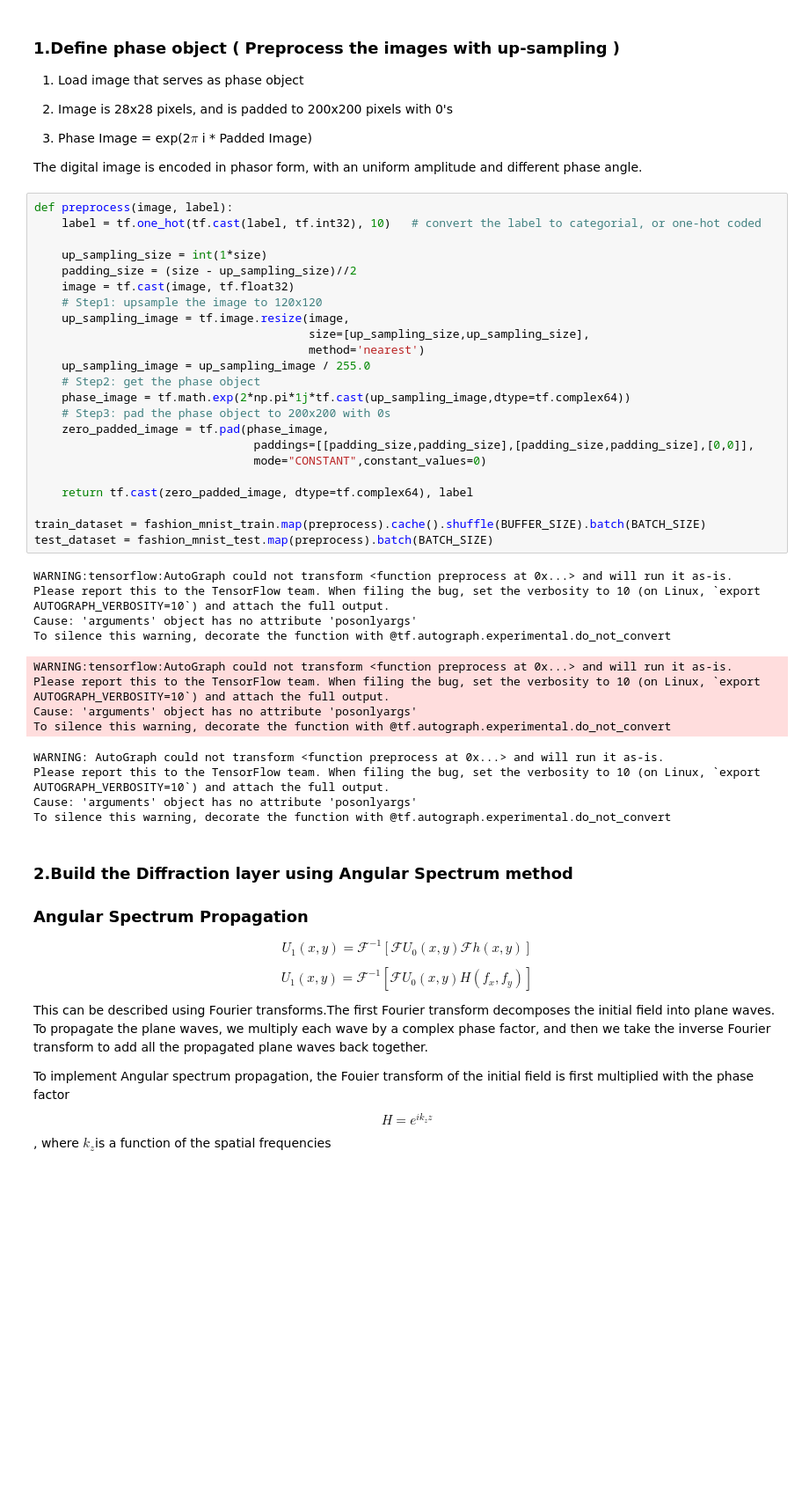
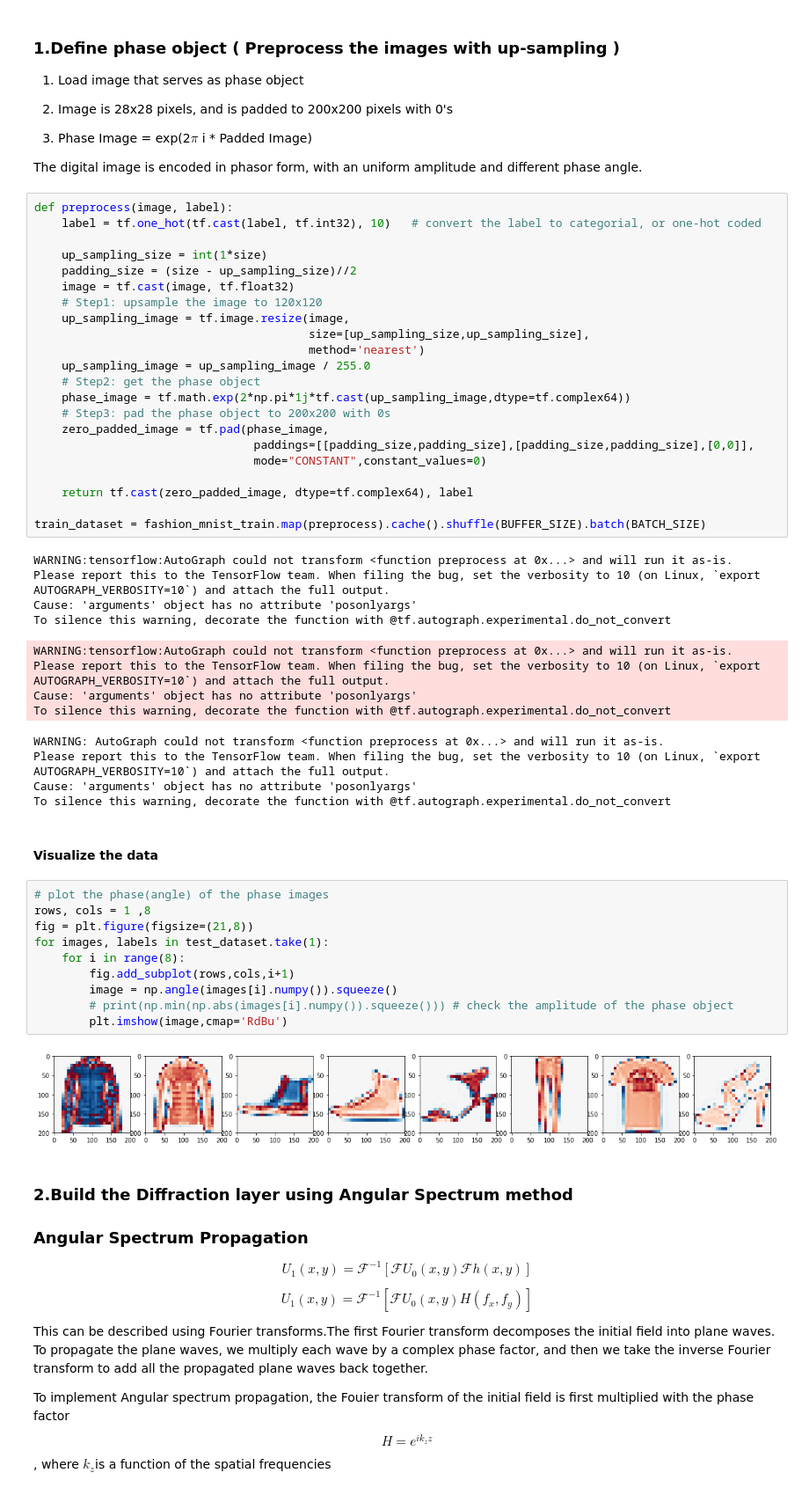
Before and after one commit to tutuna/Diffractive-Deep-Neural-Networks, a Jupyter notebook: D2NN_phase_only.ipynb, the cells around one changed output. Shown at 88% size. Cells and saved outputs as stored; diff of their text form; blank space fills up the shorter version.

```diff
--- a/D2NN_phase_only.ipynb
+++ b/D2NN_phase_only.ipynb
@@ -80,7 +75,6 @@ def preprocess(image, label):
     return tf.cast(zero_padded_image, dtype=tf.complex64), label
 
 train_dataset = fashion_mnist_train.map(preprocess).cache().shuffle(BUFFER_SIZE).batch(BATCH_SIZE)
-test_dataset = fashion_mnist_test.map(preprocess).batch(BATCH_SIZE)
 # %% [output]
 WARNING:tensorflow:AutoGraph could not transform <function preprocess at 0x...> and will run it as-is.
 Please report this to the TensorFlow team. When filing the bug, set the verbosity to 10 (on Linux, `export AUTOGRAPH_VERBOSITY=10`) and attach the full output.
@@ -94,6 +88,20 @@ WARNING: AutoGraph could not transform <function preprocess at 0x...> and will r
 Please report this to the TensorFlow team. When filing the bug, set the verbosity to 10 (on Linux, `export AUTOGRAPH_VERBOSITY=10`) and attach the full output.
 Cause: 'arguments' object has no attribute 'posonlyargs'
 To silence this warning, decorate the function with @tf.autograph.experimental.do_not_convert
+# %% [markdown]
+#### Visualize the data
+# %%
+# plot the phase(angle) of the phase images
+rows, cols = 1 ,8
+fig = plt.figure(figsize=(21,8))
+for images, labels in test_dataset.take(1):
+    for i in range(8):
+        fig.add_subplot(rows,cols,i+1)
+        image = np.angle(images[i].numpy()).squeeze()
+        # print(np.min(np.abs(images[i].numpy()).squeeze())) # check the amplitude of the phase object
+        plt.imshow(image,cmap='RdBu')
+# %% [output]
+[figure, added]
 # %% [markdown]
 ### 2.Build the Diffraction layer using Angular Spectrum method
 
```
Also changed, not shown: parts of 8 cells of this notebook, 6 other files.
